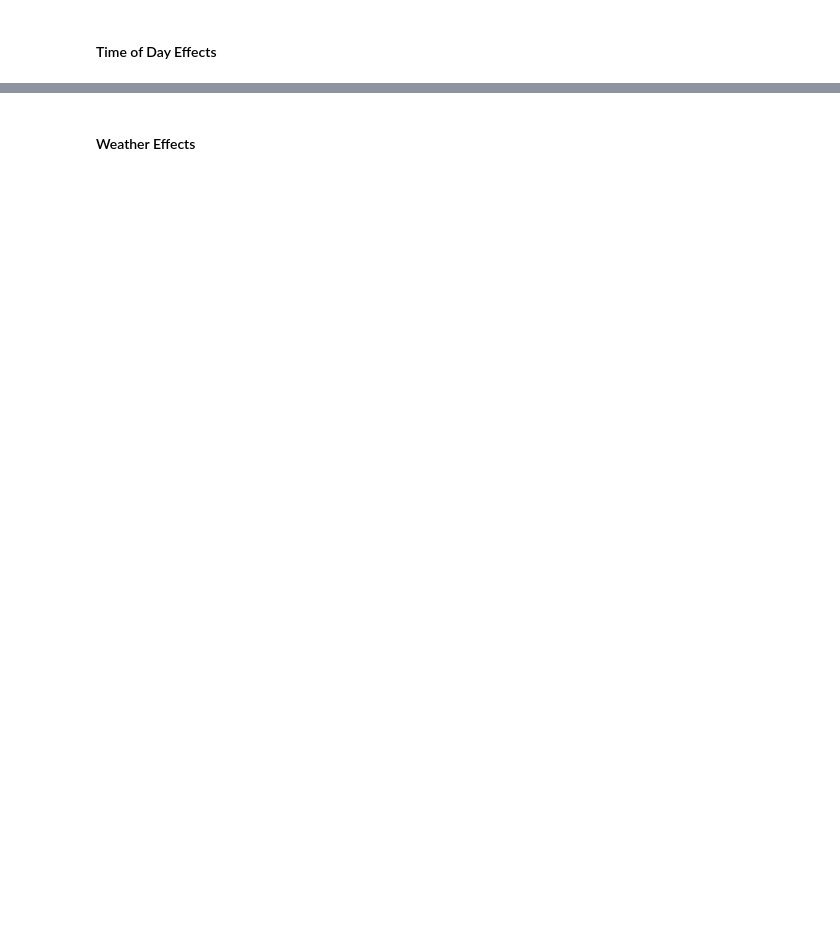
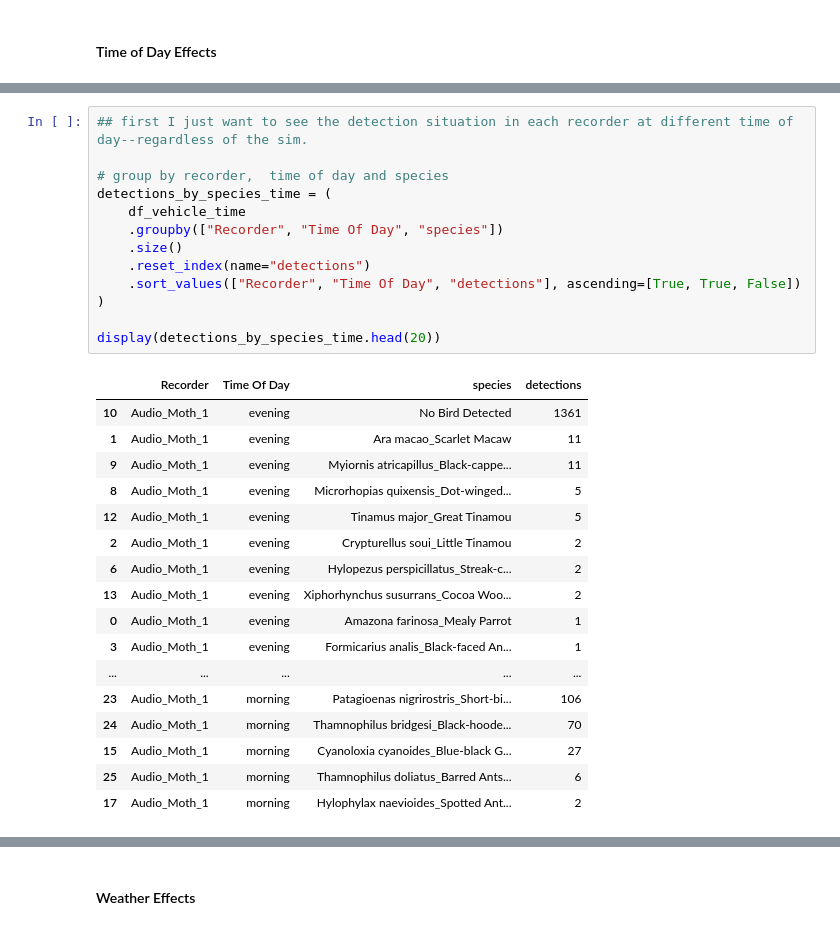
Before and after one commit to QianFu520/Bioacoustics-analysis, a Jupyter notebook: Vehicle.ipynb, the cells around one changed output, grey strips where cells are left out. Saved outputs shown, nothing was run; the diff lists cells and outputs as text; blank space fills up the shorter version.

```diff
--- a/Vehicle.ipynb
+++ b/Vehicle.ipynb
@@ -519,0 +640,31 @@ Now that we know which species are affected, we’ll want to see how consistent
+# %%
+## first I just want to see the detection situation in each recorder at different time of day--regardless of the sim.
+
+# group by recorder,  time of day and species
+detections_by_species_time = (
+    df_vehicle_time
+    .groupby(["Recorder", "Time Of Day", "species"])
+    .size()
+    .reset_index(name="detections")
+    .sort_values(["Recorder", "Time Of Day", "detections"], ascending=[True, True, False])
+)
+
+display(detections_by_species_time.head(20))
+# %% [output]
+|  | Recorder | Time Of Day | species | detections |
+| 10 | Audio_Moth_1 | evening | No Bird Detected | 1361 |
+| 1 | Audio_Moth_1 | evening | Ara macao_Scarlet Macaw | 11 |
+| 9 | Audio_Moth_1 | evening | Myiornis atricapillus_Black-cappe... | 11 |
+| 8 | Audio_Moth_1 | evening | Microrhopias quixensis_Dot-winged... | 5 |
+| 12 | Audio_Moth_1 | evening | Tinamus major_Great Tinamou | 5 |
+| 2 | Audio_Moth_1 | evening | Crypturellus soui_Little Tinamou | 2 |
+| 6 | Audio_Moth_1 | evening | Hylopezus perspicillatus_Streak-c... | 2 |
+| 13 | Audio_Moth_1 | evening | Xiphorhynchus susurrans_Cocoa Woo... | 2 |
+| 0 | Audio_Moth_1 | evening | Amazona farinosa_Mealy Parrot | 1 |
+| 3 | Audio_Moth_1 | evening | Formicarius analis_Black-faced An... | 1 |
+| ... | ... | ... | ... | ... |
+| 23 | Audio_Moth_1 | morning | Patagioenas nigrirostris_Short-bi... | 106 |
+| 24 | Audio_Moth_1 | morning | Thamnophilus bridgesi_Black-hoode... | 70 |
+| 15 | Audio_Moth_1 | morning | Cyanoloxia cyanoides_Blue-black G... | 27 |
+| 25 | Audio_Moth_1 | morning | Thamnophilus doliatus_Barred Ants... | 6 |
+| 17 | Audio_Moth_1 | morning | Hylophylax naevioides_Spotted Ant... | 2 |
```
Also changed, not shown: parts of 22 cells of this notebook.
